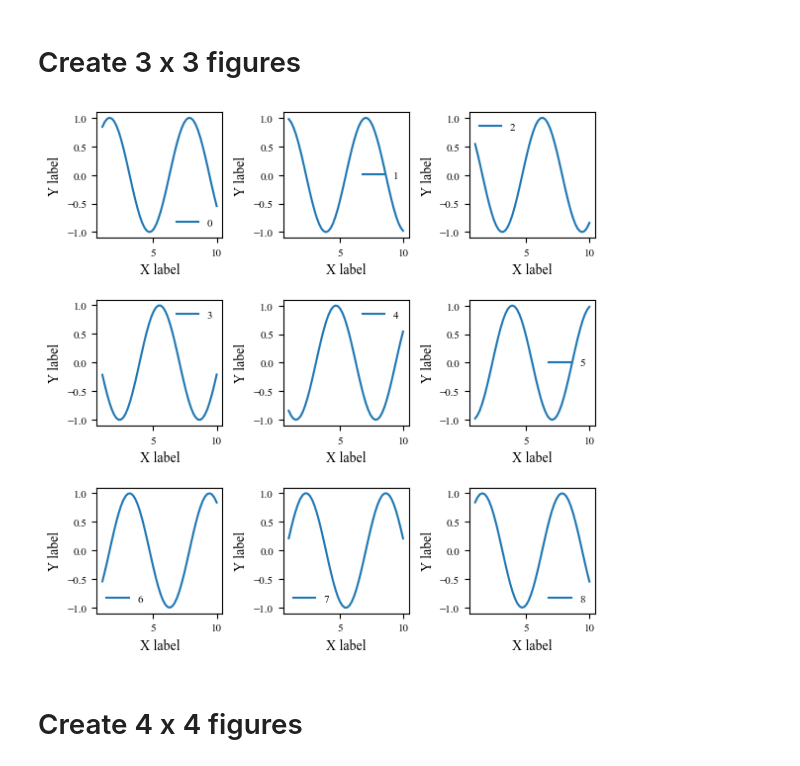
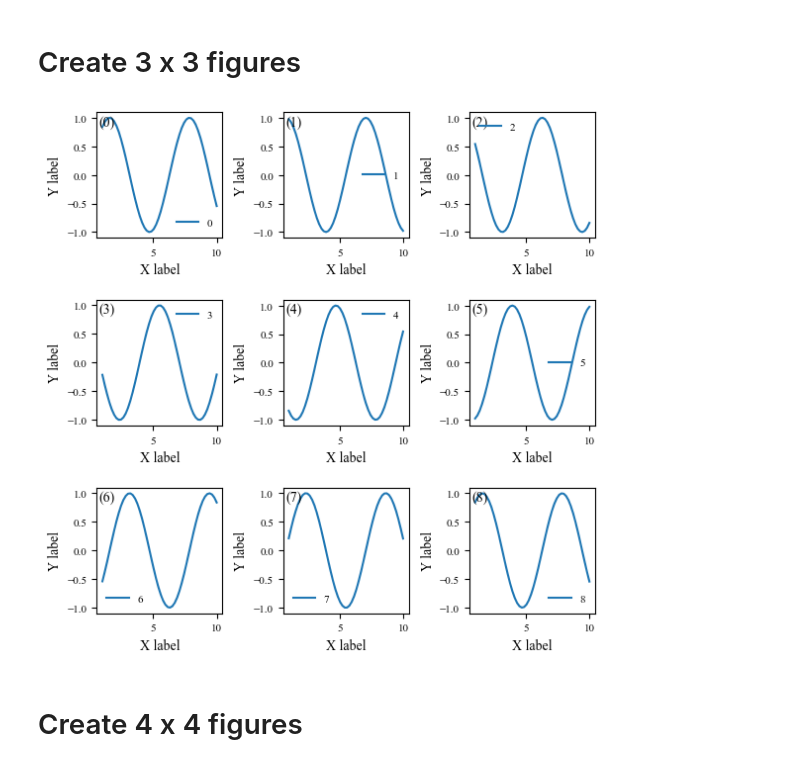
Before and after one commit to ruozhoulin/PlotPublication, a Jupyter notebook: tutorial_1_subplot.ipynb, the cells around one changed output. Saved outputs shown, nothing was run; the diff lists cells and outputs as text; code cells hidden in the pictures.

```diff
--- a/tutorial_1_subplot.ipynb
+++ b/tutorial_1_subplot.ipynb
@@ -77,6 +78,7 @@ for i, ax in enumerate(Fig.ax.flatten()):
     ax.set_xlabel("X label")
     ax.set_ylabel("Y label")
     legend(ax)
+    cornor_annotate(ax, "(%d)"%i) # add figure index
 
 # ! use this to select the best figure size
 Fig.stretch_figure_height(0.8)
@@ -91,29 +93,30 @@ Fig.save(os.path.join("figures", "3x2.png"))
 # %%
 Fig = FigurePublication(3, 3)
 fig, axes = Fig.fig, Fig.ax
 
 x = np.linspace(1, 10, 50)
 
 for i, ax in enumerate(Fig.ax.flatten()):
     ax.cla()  # clear the current Axes state without closing it.
     y = np.sin(x + np.pi / 4 * i)
     ax.plot(x, y, label=i)
     ax.set_xlabel("X label")
     ax.set_ylabel("Y label")
     legend(ax)
+    cornor_annotate(ax, "(%d)" % i)  # add figure index
 
 for ax in Fig.ax.flatten():  # convert to 1d array
     ax.set_box_aspect(1.0)
 Fig.stretch_figure_height(0.6) # * use this to select the best figure size
 # fig.subplots_adjust(wspace=1.0)
 # fig.subplots_adjust(hspace=0)
 
 
 fig.tight_layout()
 # fig.tight_layout(w_pad=6)
 Fig.save(os.path.join("figures", "3x3.png"))
 # %% [output]
-[figure, old version]
+[figure, new version]
 # %% [markdown]
 # Create 4 x 4 figures
 # %%
```
Also changed, not shown: parts of 3 cells of this notebook, 10 other files.
